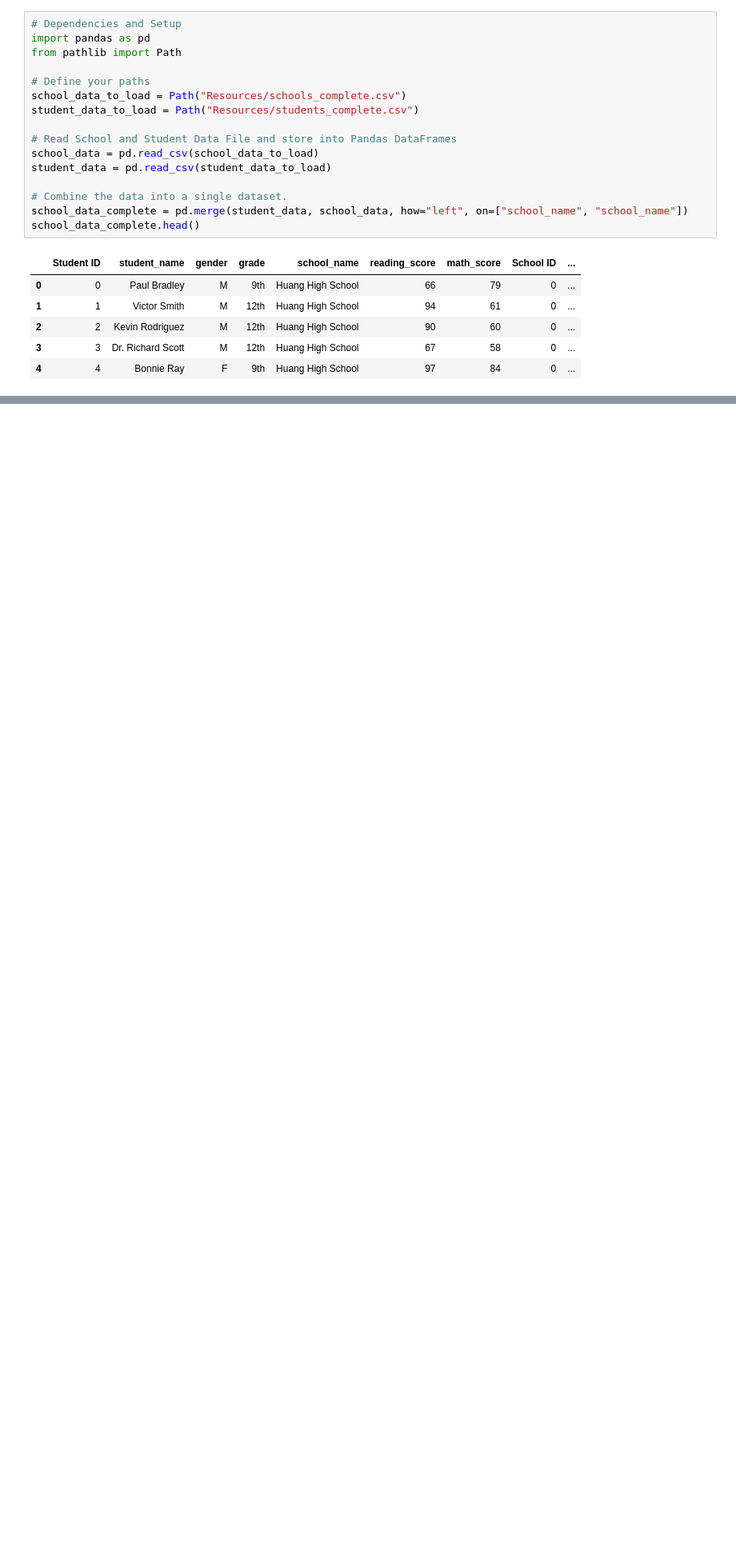
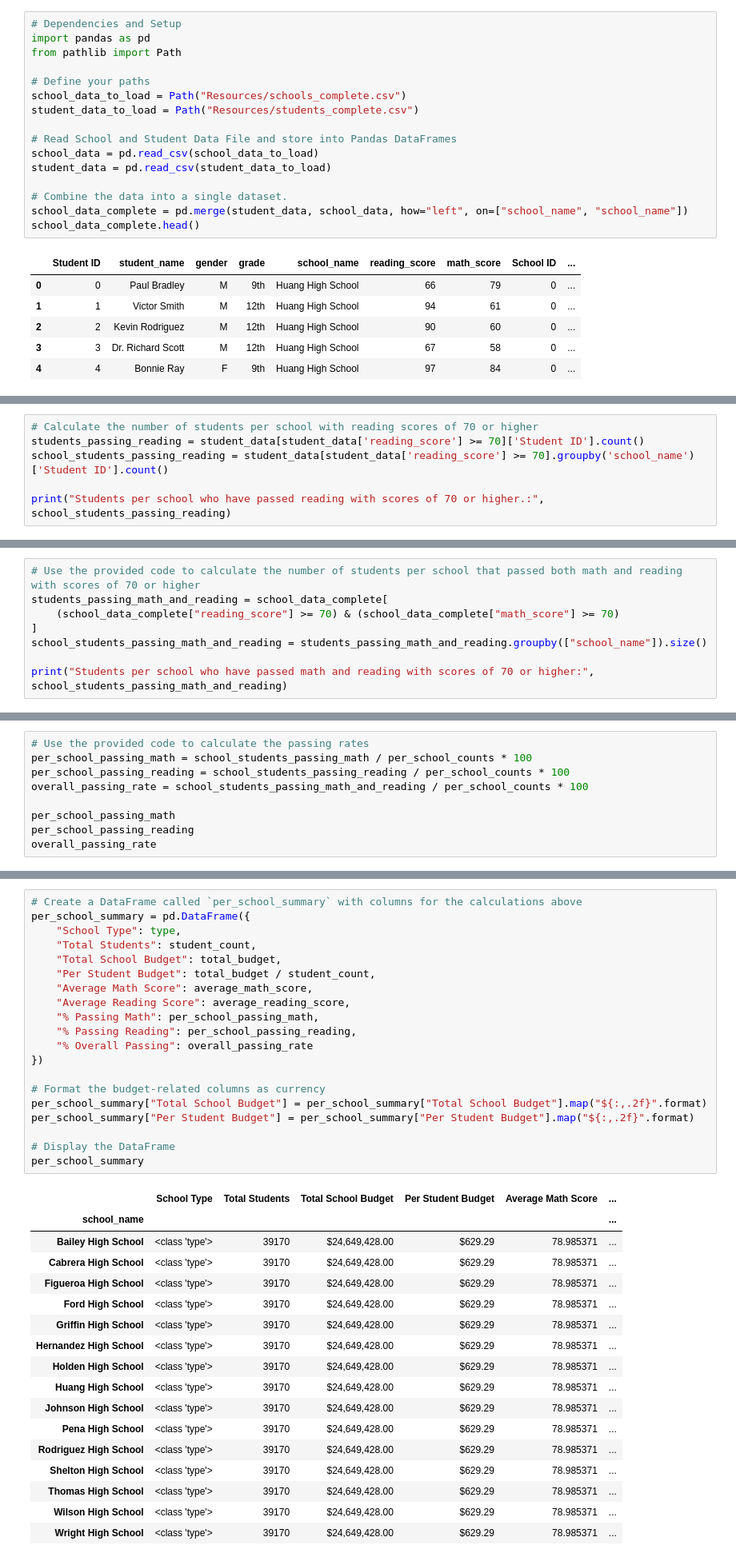
Before and after one commit to jananaum7/pandas-challenge, a Jupyter notebook: PyCitySchools/PyCitySchools.ipynb, the cells around one changed output, grey strips where cells are left out. Shown: that part at 80% size. Saved outputs shown, nothing was run; the diff lists cells and outputs as text; blank space fills up the shorter version.

```diff
--- a/PyCitySchools/PyCitySchools.ipynb
+++ b/PyCitySchools/PyCitySchools.ipynb
@@ -23,0 +190,6 @@ school_data_complete.head()
+# %%
+# Calculate the number of students per school with reading scores of 70 or higher
+students_passing_reading = student_data[student_data['reading_score'] >= 70]['Student ID'].count()
+school_students_passing_reading = student_data[student_data['reading_score'] >= 70].groupby('school_name')['Student ID'].count()
+
+print("Students per school who have passed reading with scores of 70 or higher.:", school_students_passing_reading)
@@ -23,0 +214,8 @@ school_data_complete.head()
+# %%
+# Use the provided code to calculate the number of students per school that passed both math and reading with scores of 70 or higher
+students_passing_math_and_reading = school_data_complete[
+    (school_data_complete["reading_score"] >= 70) & (school_data_complete["math_score"] >= 70)
+]
+school_students_passing_math_and_reading = students_passing_math_and_reading.groupby(["school_name"]).size()
+
+print("Students per school who have passed math and reading with scores of 70 or higher:", school_students_passing_math_and_reading)
@@ -23,0 +240,9 @@ school_data_complete.head()
+# %%
+# Use the provided code to calculate the passing rates
+per_school_passing_math = school_students_passing_math / per_school_counts * 100
+per_school_passing_reading = school_students_passing_reading / per_school_counts * 100
+overall_passing_rate = school_students_passing_math_and_reading / per_school_counts * 100
+
+per_school_passing_math
+per_school_passing_reading
+overall_passing_rate
@@ -23,0 +267,38 @@ school_data_complete.head()
+# %%
+# Create a DataFrame called `per_school_summary` with columns for the calculations above
+per_school_summary = pd.DataFrame({
+    "School Type": type,
+    "Total Students": student_count,
+    "Total School Budget": total_budget,
+    "Per Student Budget": total_budget / student_count,
+    "Average Math Score": average_math_score,
+    "Average Reading Score": average_reading_score,
+    "% Passing Math": per_school_passing_math,
+    "% Passing Reading": per_school_passing_reading,
+    "% Overall Passing": overall_passing_rate
+})
+
+# Format the budget-related columns as currency
+per_school_summary["Total School Budget"] = per_school_summary["Total School Budget"].map("${:,.2f}".format)
+per_school_summary["Per Student Budget"] = per_school_summary["Per Student Budget"].map("${:,.2f}".format)
+
+# Display the DataFrame
+per_school_summary
+# %% [output]
+|  | School Type | Total Students | Total School Budget | Per Student Budget | Average Math Score | ... |
+| school_name |  |  |  |  |  | ... |
+| Bailey High School | <class 'type'> | 39170 | $24,649,428.00 | $629.29 | 78.985371 | ... |
+| Cabrera High School | <class 'type'> | 39170 | $24,649,428.00 | $629.29 | 78.985371 | ... |
+| Figueroa High School | <class 'type'> | 39170 | $24,649,428.00 | $629.29 | 78.985371 | ... |
+| Ford High School | <class 'type'> | 39170 | $24,649,428.00 | $629.29 | 78.985371 | ... |
+| Griffin High School | <class 'type'> | 39170 | $24,649,428.00 | $629.29 | 78.985371 | ... |
+| Hernandez High School | <class 'type'> | 39170 | $24,649,428.00 | $629.29 | 78.985371 | ... |
+| Holden High School | <class 'type'> | 39170 | $24,649,428.00 | $629.29 | 78.985371 | ... |
+| Huang High School | <class 'type'> | 39170 | $24,649,428.00 | $629.29 | 78.985371 | ... |
+| Johnson High School | <class 'type'> | 39170 | $24,649,428.00 | $629.29 | 78.985371 | ... |
+| Pena High School | <class 'type'> | 39170 | $24,649,428.00 | $629.29 | 78.985371 | ... |
+| Rodriguez High School | <class 'type'> | 39170 | $24,649,428.00 | $629.29 | 78.985371 | ... |
+| Shelton High School | <class 'type'> | 39170 | $24,649,428.00 | $629.29 | 78.985371 | ... |
+| Thomas High School | <class 'type'> | 39170 | $24,649,428.00 | $629.29 | 78.985371 | ... |
+| Wilson High School | <class 'type'> | 39170 | $24,649,428.00 | $629.29 | 78.985371 | ... |
+| Wright High School | <class 'type'> | 39170 | $24,649,428.00 | $629.29 | 78.985371 | ... |
```
Also changed, not shown: parts of 32 cells of this notebook.
